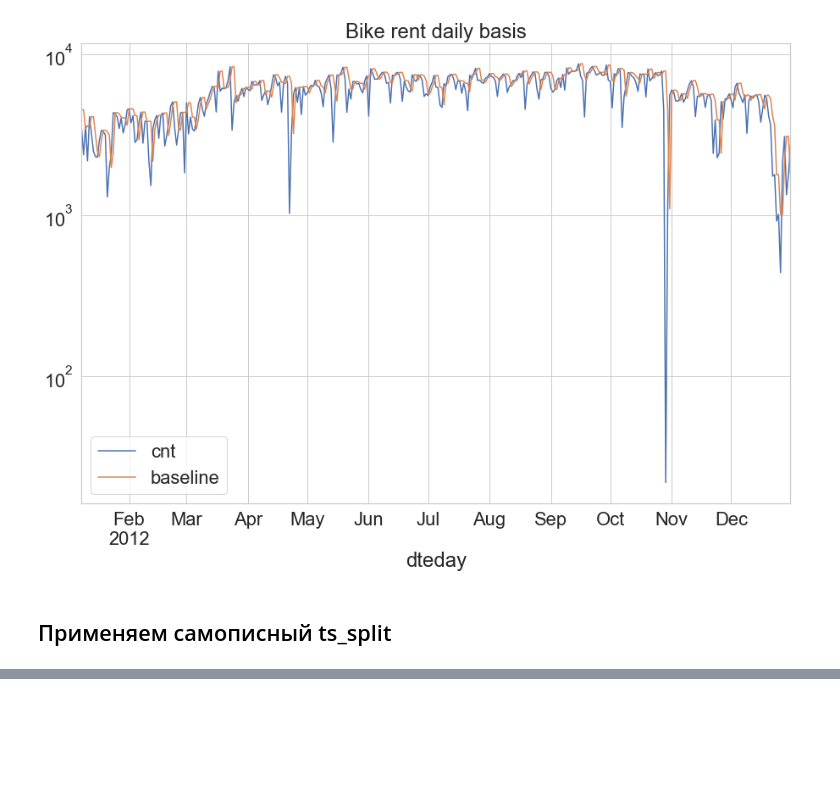
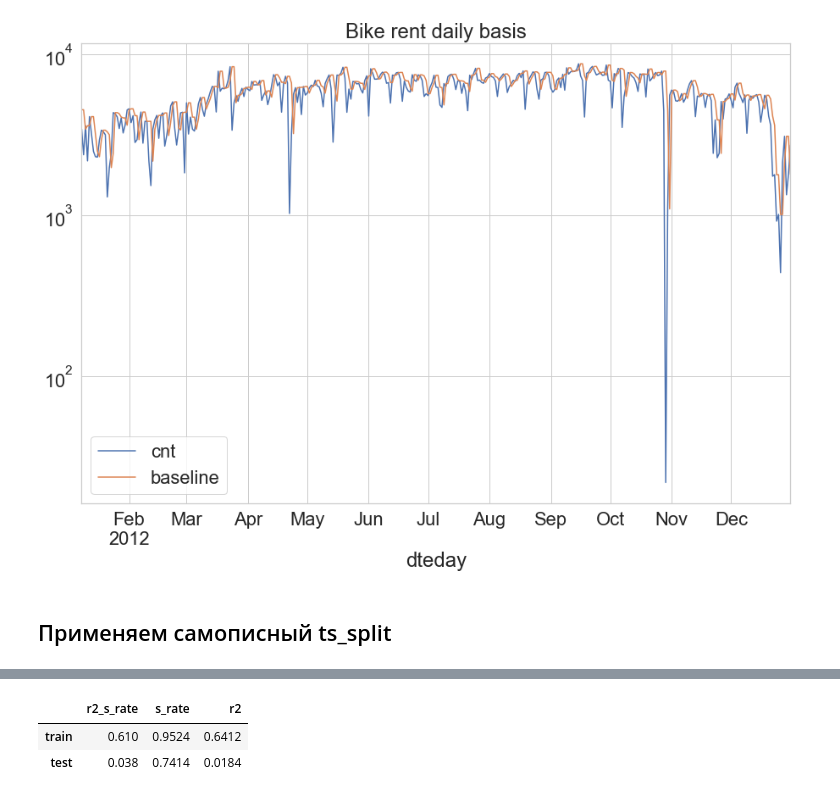
Before and after one commit to alexfadin/timeseries, a Jupyter notebook: TS_hw_1.ipynb, the cells around one changed output, grey strips where cells are left out. Saved outputs shown, nothing was run; the diff lists cells and outputs as text; code cells hidden in the pictures; blank space fills up the shorter version.

```diff
--- a/TS_hw_1.ipynb
+++ b/TS_hw_1.ipynb
@@ -159,0 +196,6 @@ Name: split_5, dtype: int64
+# %%
+mean_metrics
+# %% [output]
+|  | r2_s_rate | s_rate | r2 |
+| train | 0.610 | 0.9524 | 0.6412 |
+| test | 0.038 | 0.7414 | 0.0184 |
```
Also changed, not shown: parts of 8 cells of this notebook.
